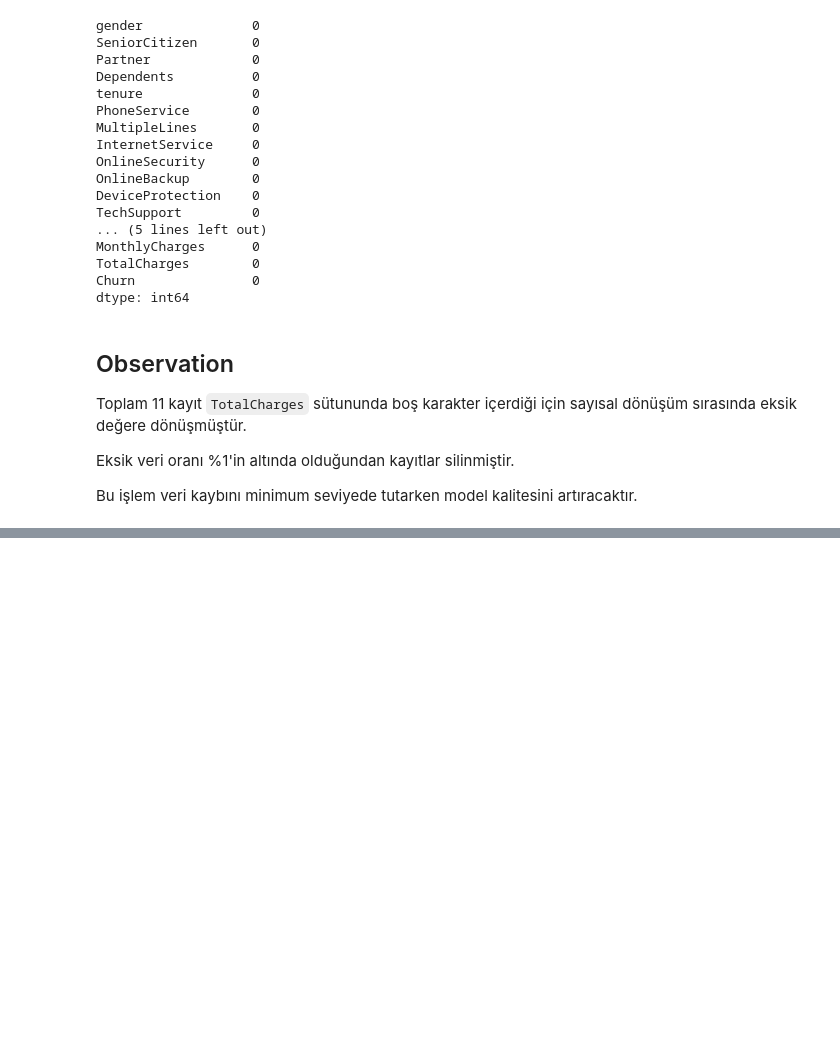
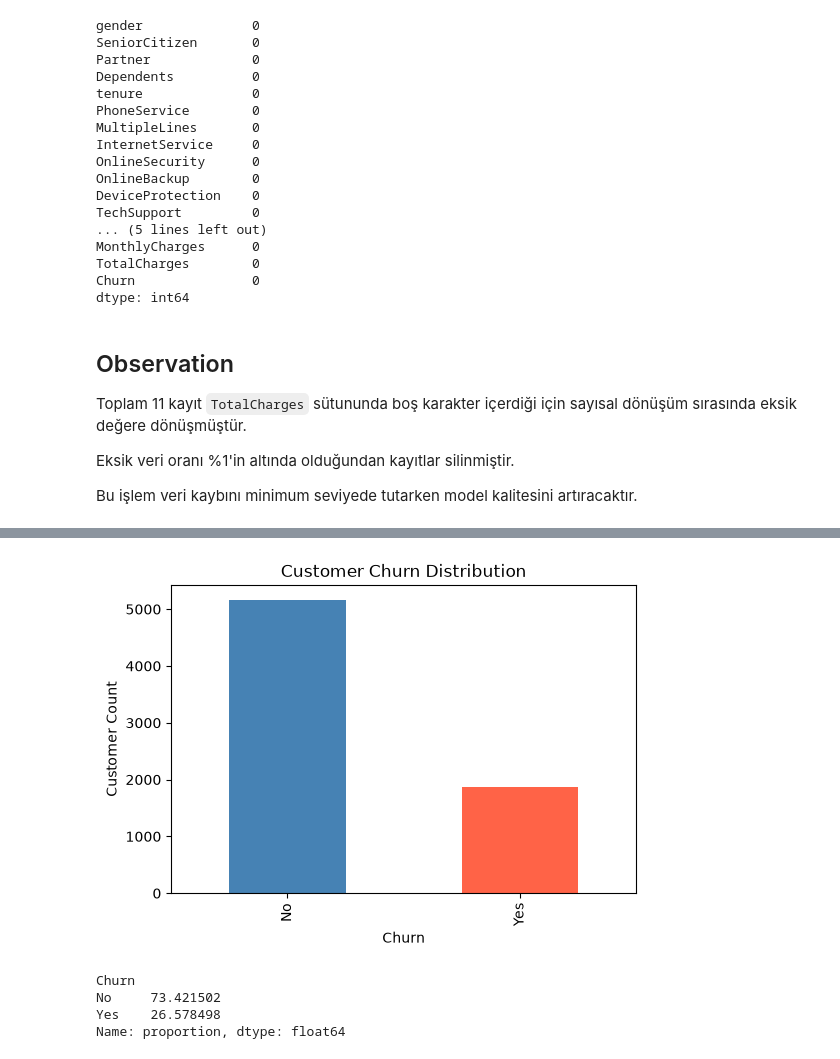
Before and after one commit to YandY78/butunleme-projesi-muhammed_beraa_erdem, a Jupyter notebook: notebooks/01_Data_Exploration.ipynb, the cells around one changed output, grey strips where cells are left out. Cells and saved outputs as stored; diff of their text form; code cells hidden in the pictures; blank space fills up the shorter version.

Commit message:
Completed exploratory data analysis with visualizations

```diff
--- a/notebooks/01_Data_Exploration.ipynb
+++ b/notebooks/01_Data_Exploration.ipynb
@@ -249,0 +255,24 @@ Bu işlem veri kaybını minimum seviyede tutarken model kalitesini artıracakt
+# %%
+import matplotlib.pyplot as plt
+
+plt.figure(figsize=(6,4))
+
+df["Churn"].value_counts().plot(
+    kind="bar",
+    color=["steelblue","tomato"]
+)
+
+plt.title("Customer Churn Distribution")
+plt.xlabel("Churn")
+plt.ylabel("Customer Count")
+
+plt.show()
+# %% [output]
+[figure, added]
+# %%
+df["Churn"].value_counts(normalize=True)*100
+# %% [output]
+Churn
+No     73.421502
+Yes    26.578498
+Name: proportion, dtype: float64
```
Also changed, not shown: parts of 19 cells of this notebook.
